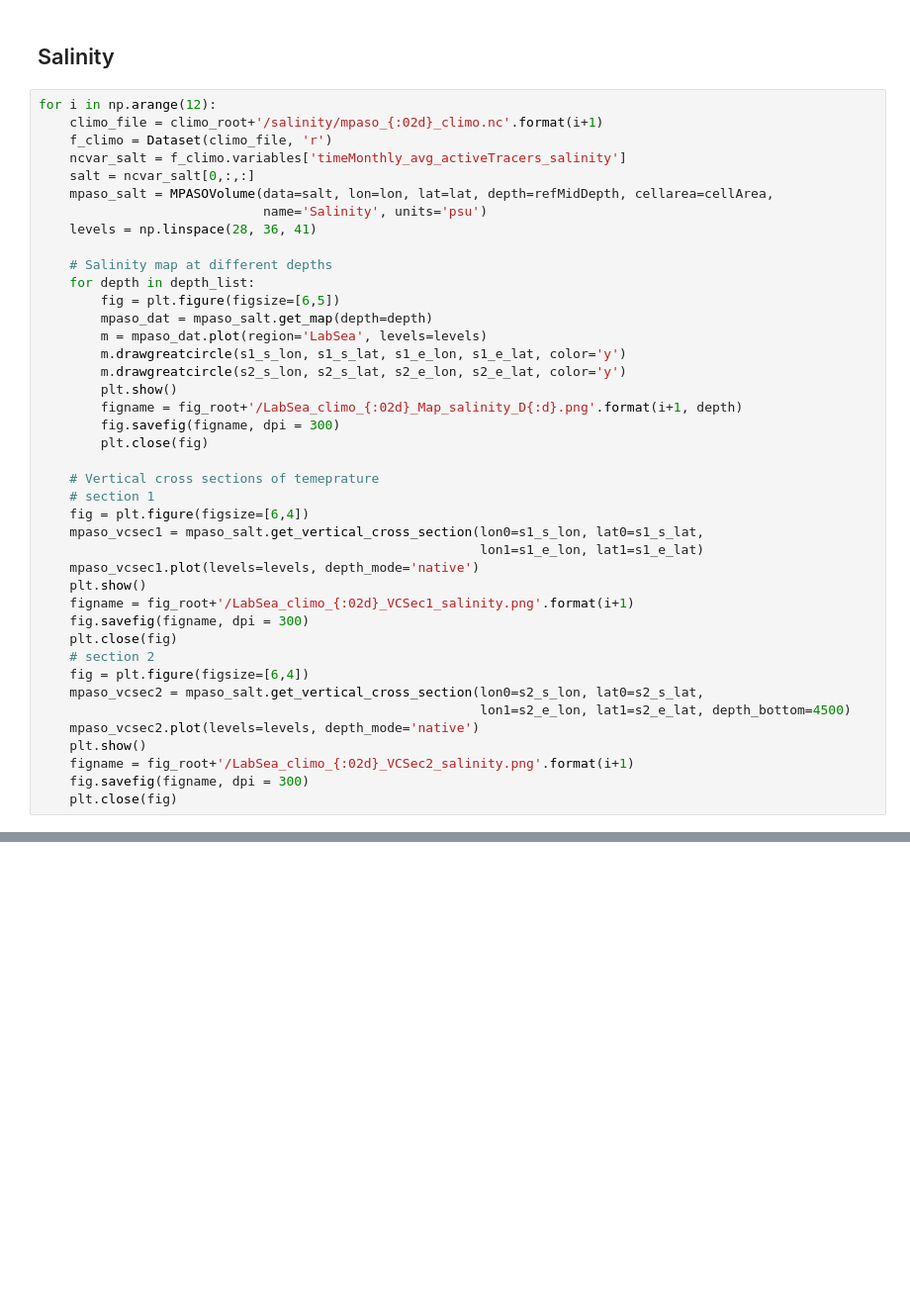
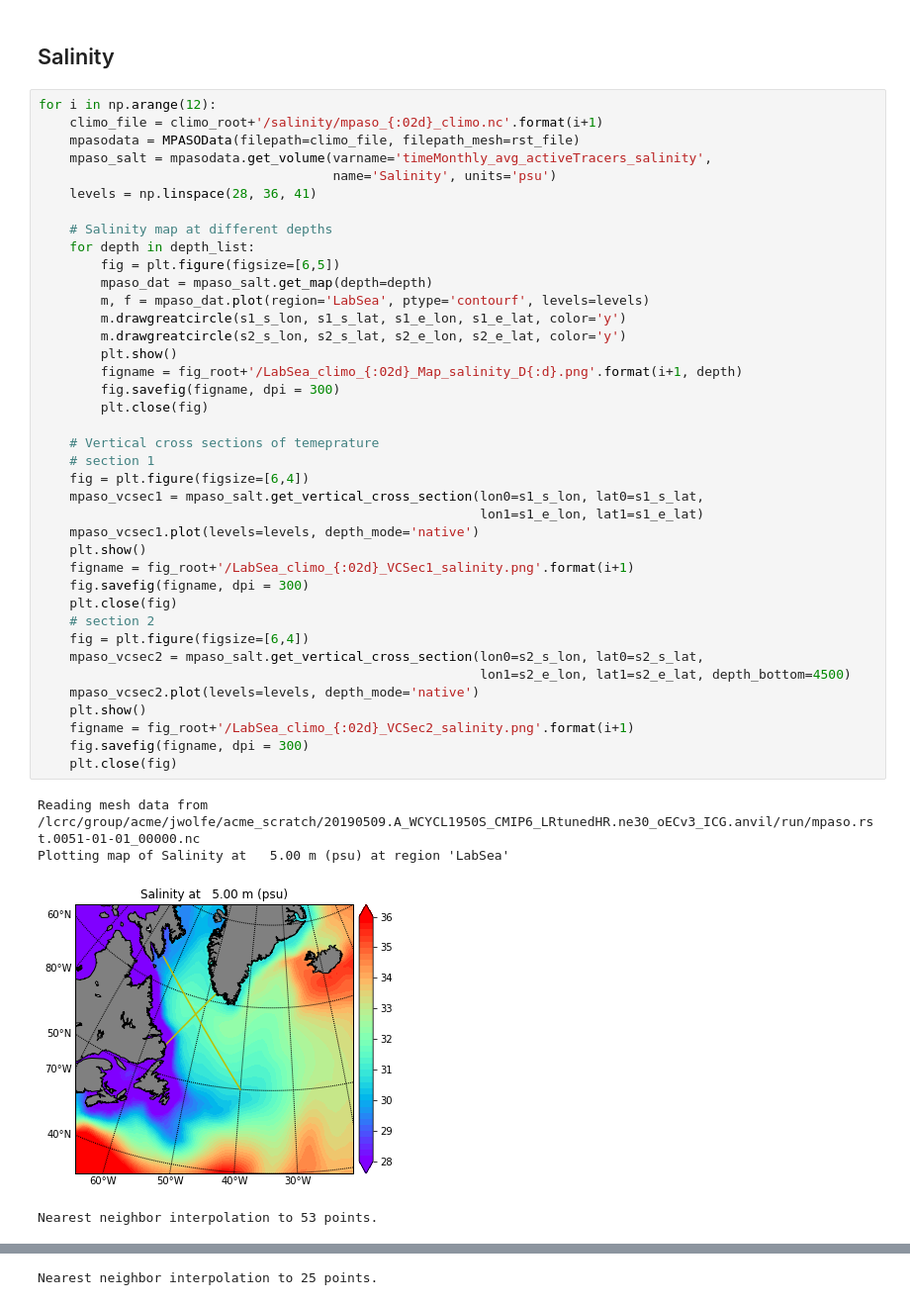
Before and after one commit to qingli411/mpasanalysis, a Jupyter notebook: plot_LabSea_climo_cross_section.ipynb, the cells around one changed output, grey strips where cells are left out. Shown at 99% size. Saved outputs shown, nothing was run; the diff lists cells and outputs as text; blank space fills up the shorter version.

```diff
--- a/plot_LabSea_climo_cross_section.ipynb
+++ b/plot_LabSea_climo_cross_section.ipynb
@@ -103,41 +96,44 @@ for i in np.arange(12):
 # %%
 for i in np.arange(12):
     climo_file = climo_root+'/salinity/mpaso_{:02d}_climo.nc'.format(i+1)
-    f_climo = Dataset(climo_file, 'r')
-    ncvar_salt = f_climo.variables['timeMonthly_avg_activeTracers_salinity']
-    salt = ncvar_salt[0,:,:]
-    mpaso_salt = MPASOVolume(data=salt, lon=lon, lat=lat, depth=refMidDepth, cellarea=cellArea,
-                             name='Salinity', units='psu')
+    mpasodata = MPASOData(filepath=climo_file, filepath_mesh=rst_file)
+    mpaso_salt = mpasodata.get_volume(varname='timeMonthly_avg_activeTracers_salinity',
+                                      name='Salinity', units='psu')
     levels = np.linspace(28, 36, 41)
 
     # Salinity map at different depths
     for depth in depth_list:
         fig = plt.figure(figsize=[6,5])
         mpaso_dat = mpaso_salt.get_map(depth=depth)
-        m = mpaso_dat.plot(region='LabSea', levels=levels)
+        m, f = mpaso_dat.plot(region='LabSea', ptype='contourf', levels=levels)
         m.drawgreatcircle(s1_s_lon, s1_s_lat, s1_e_lon, s1_e_lat, color='y')
         m.drawgreatcircle(s2_s_lon, s2_s_lat, s2_e_lon, s2_e_lat, color='y')
         plt.show()
         figname = fig_root+'/LabSea_climo_{:02d}_Map_salinity_D{:d}.png'.format(i+1, depth)
         fig.savefig(figname, dpi = 300)
         plt.close(fig)
 
     # Vertical cross sections of temeprature
     # section 1
     fig = plt.figure(figsize=[6,4])
     mpaso_vcsec1 = mpaso_salt.get_vertical_cross_section(lon0=s1_s_lon, lat0=s1_s_lat,
                                                          lon1=s1_e_lon, lat1=s1_e_lat)
     mpaso_vcsec1.plot(levels=levels, depth_mode='native')
     plt.show()
     figname = fig_root+'/LabSea_climo_{:02d}_VCSec1_salinity.png'.format(i+1)
     fig.savefig(figname, dpi = 300)
     plt.close(fig)
     # section 2
     fig = plt.figure(figsize=[6,4])
     mpaso_vcsec2 = mpaso_salt.get_vertical_cross_section(lon0=s2_s_lon, lat0=s2_s_lat,
                                                          lon1=s2_e_lon, lat1=s2_e_lat, depth_bottom=4500)
     mpaso_vcsec2.plot(levels=levels, depth_mode='native')
     plt.show()
     figname = fig_root+'/LabSea_climo_{:02d}_VCSec2_salinity.png'.format(i+1)
     fig.savefig(figname, dpi = 300)
     plt.close(fig)
+# %% [output]
+Reading mesh data from /lcrc/group/acme/jwolfe/acme_scratch/20190509.A_WCYCL1950S_CMIP6_LRtunedHR.ne30_oECv3_ICG.anvil/run/mpaso.rst.0051-01-01_00000.nc
+Plotting map of Salinity at   5.00 m (psu) at region 'LabSea'
+[figure, added]
+Nearest neighbor interpolation to 53 points.
@@ -143,0 +141 @@ for i in np.arange(12):
+Nearest neighbor interpolation to 25 points.
```
Also changed, not shown: parts of 9 cells of this notebook, 1 other file.
